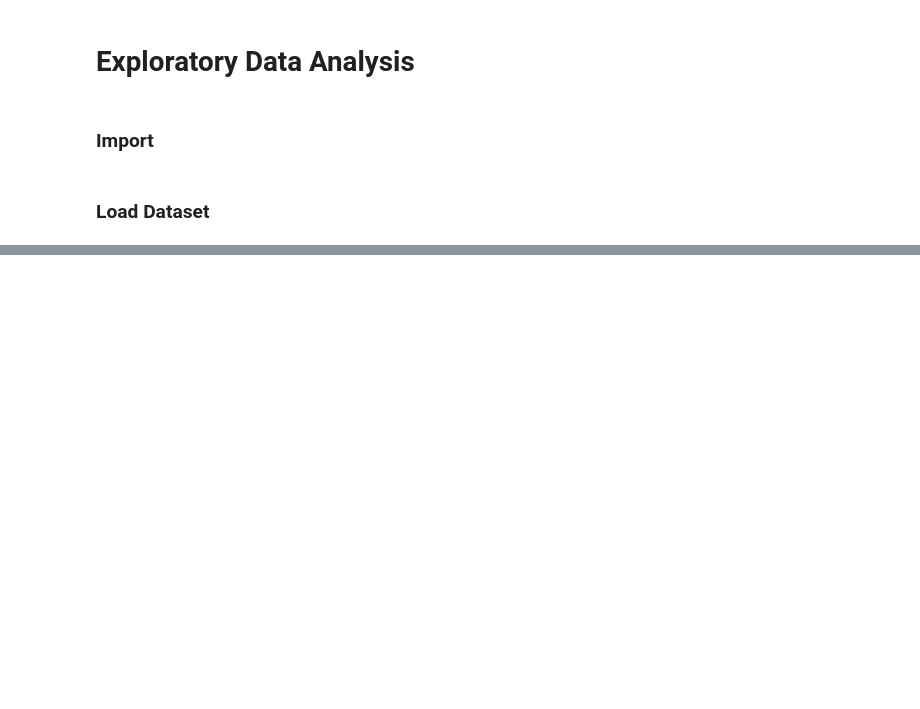
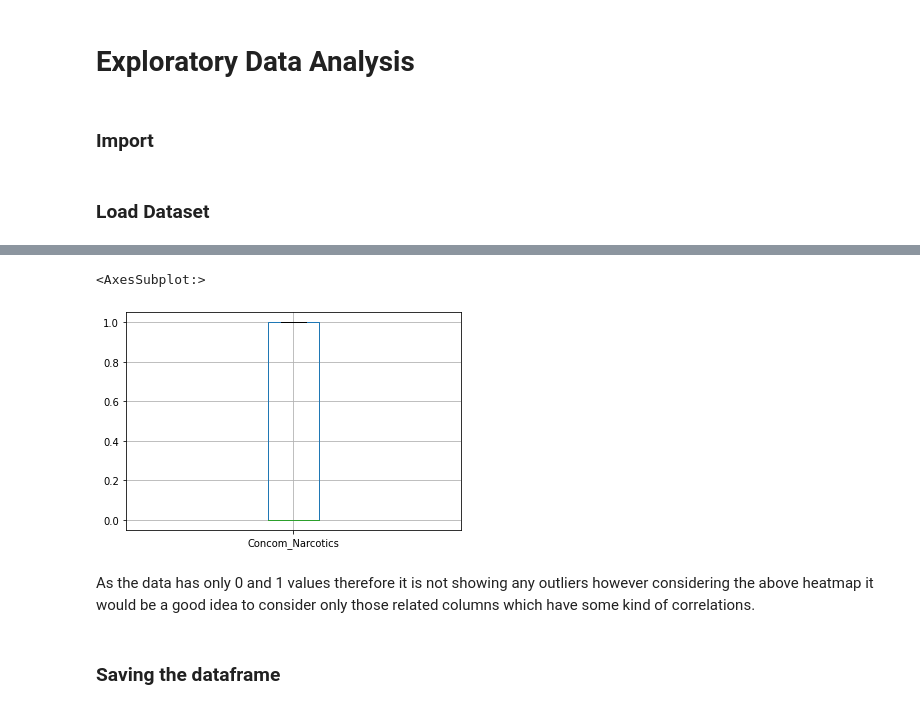
Before and after one commit to aniyaz/Healthcare-DataScience2021, a Jupyter notebook: week8_EDA.ipynb, the cells around one changed output, grey strips where cells are left out. Saved outputs shown, nothing was run; the diff lists cells and outputs as text; code cells hidden in the pictures; blank space fills up the shorter version.

```diff
--- a/week8_EDA.ipynb
+++ b/week8_EDA.ipynb
@@ -30,0 +92,9 @@ df
+# %%
+df1.boxplot(column='Concom_Narcotics')
+# %% [output]
+<AxesSubplot:>
+[figure, added]
+# %% [markdown]
+As the data has only 0 and 1 values therefore it is not showing any outliers however considering the above heatmap it would be a  good idea to consider only those related columns which have some kind of correlations.
+# %% [markdown]
+### Saving the dataframe
```
Also changed, not shown: parts of 11 cells of this notebook, 1 other file.
